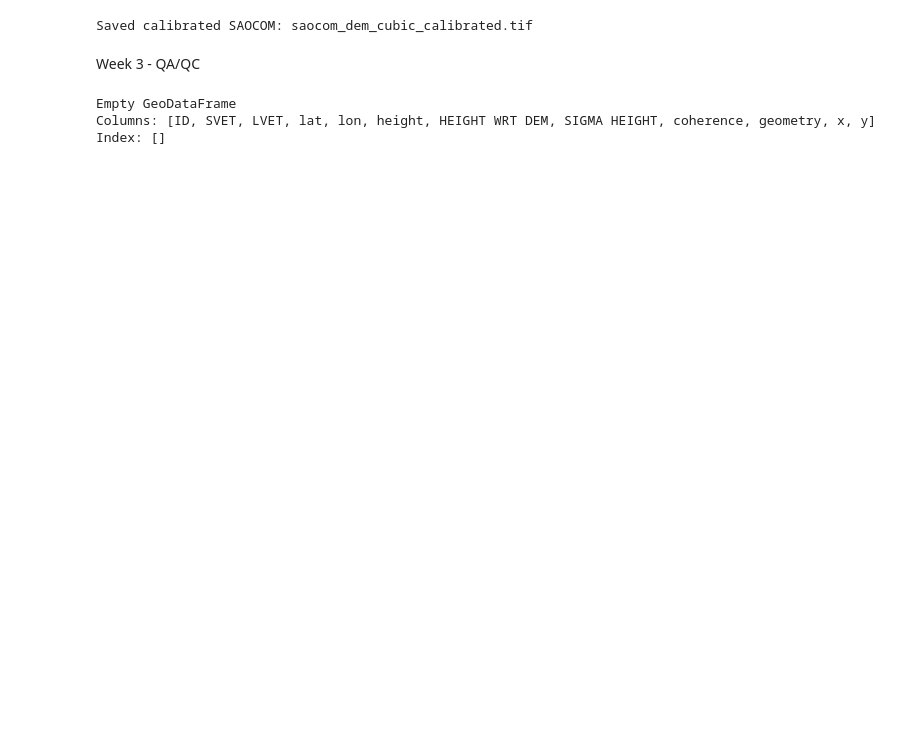
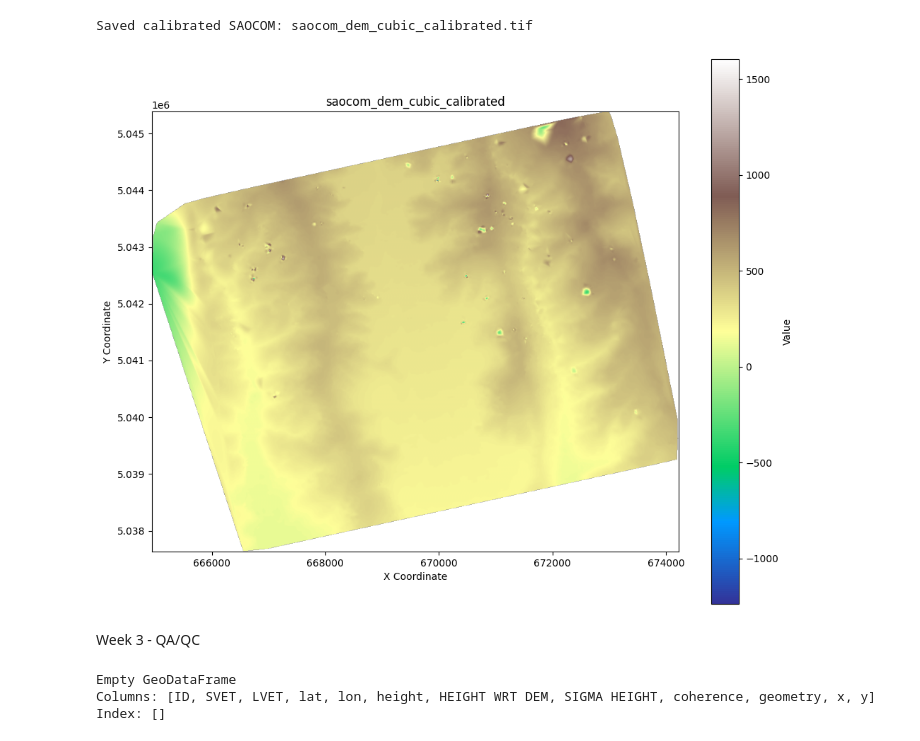
Before and after one commit to clgoodrich/saocom_project, a Jupyter notebook: main_saocon.ipynb, the cells around one changed output. Saved outputs shown, nothing was run; the diff lists cells and outputs as text; code cells hidden in the pictures; blank space fills up the shorter version.

```diff
--- a/main_saocon.ipynb
+++ b/main_saocon.ipynb
@@ -590,7 +684,9 @@ calibrated_saocom = calibrate_saocom(saocom_raster_path, reference_dems['tinital
 # %% [output]
 Saved calibrated SAOCOM: saocom_dem_cubic_calibrated.tif
 # %%
-# show_tiff_pts(calibrated_saocom)
+show_tiff_pts(calibrated_saocom)
+# %% [output]
+[figure, added]
 # %% [markdown]
 Week 3 - QA/QC
 # %%
```
Also changed, not shown: parts of 6 cells of this notebook, 2 other files.
